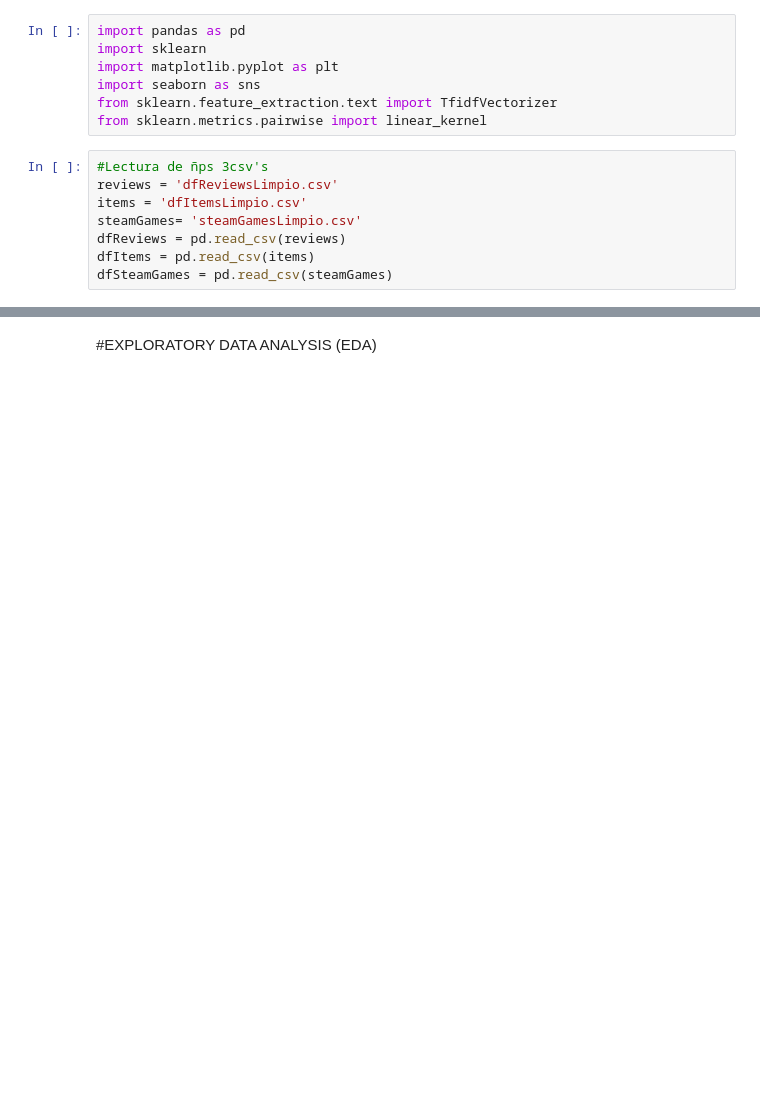
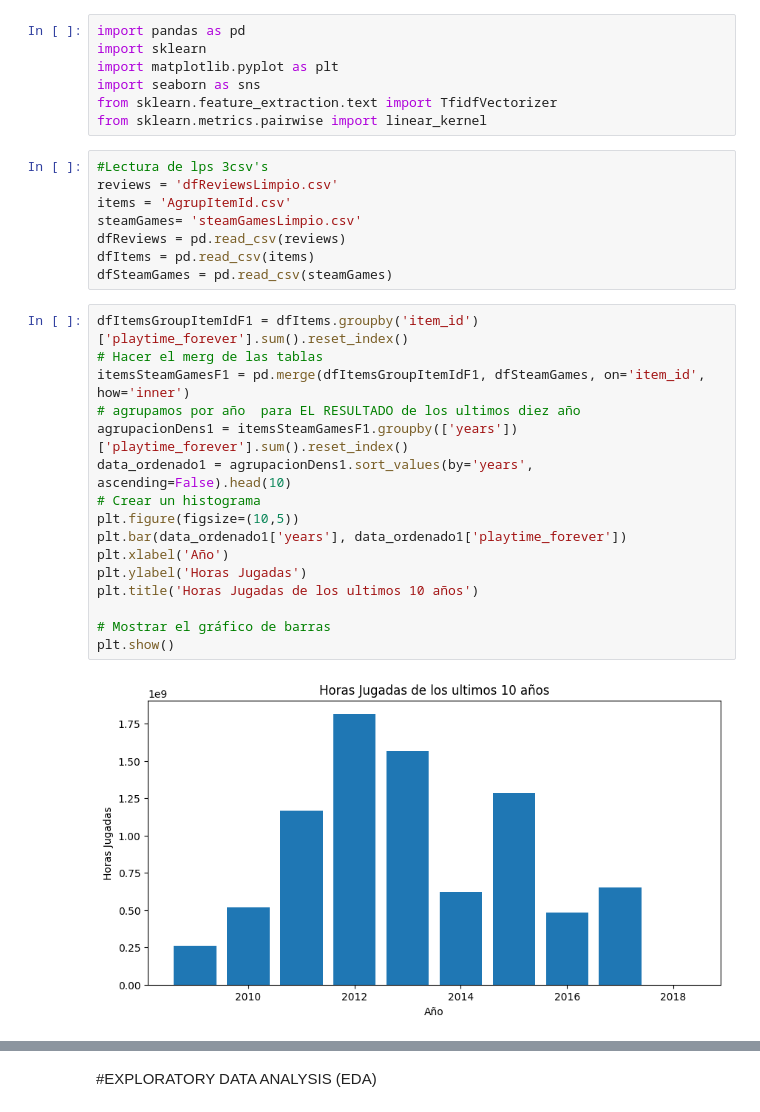
Before and after one commit to efrainpazos/PI-MLOps---STEAM, a Jupyter notebook: notebooksPI/EDAyMachLear.ipynb, the cells around one changed output, grey strips where cells are left out. Cells and saved outputs as stored; diff of their text form; blank space fills up the shorter version.

Commit message:
UltimoCOmmit

```diff
--- a/notebooksPI/EDAyMachLear.ipynb
+++ b/notebooksPI/EDAyMachLear.ipynb
@@ -6,10 +6,28 @@ import seaborn as sns
 from sklearn.feature_extraction.text import TfidfVectorizer
 from sklearn.metrics.pairwise import linear_kernel
 # %%
-#Lectura de ñps 3csv's
+#Lectura de lps 3csv's
 reviews = 'dfReviewsLimpio.csv'
-items = 'dfItemsLimpio.csv'
+items = 'AgrupItemId.csv'
 steamGames= 'steamGamesLimpio.csv'
 dfReviews = pd.read_csv(reviews)
 dfItems = pd.read_csv(items)
 dfSteamGames = pd.read_csv(steamGames)
+# %%
+dfItemsGroupItemIdF1 = dfItems.groupby('item_id')['playtime_forever'].sum().reset_index()
+# Hacer el merg de las tablas
+itemsSteamGamesF1 = pd.merge(dfItemsGroupItemIdF1, dfSteamGames, on='item_id', how='inner')
+# agrupamos por año  para EL RESULTADO de los ultimos diez año
+agrupacionDens1 = itemsSteamGamesF1.groupby(['years'])['playtime_forever'].sum().reset_index()
+data_ordenado1 = agrupacionDens1.sort_values(by='years', ascending=False).head(10)
+# Crear un histograma
+plt.figure(figsize=(10,5))
+plt.bar(data_ordenado1['years'], data_ordenado1['playtime_forever'])
+plt.xlabel('Año')
+plt.ylabel('Horas Jugadas')
+plt.title('Horas Jugadas de los ultimos 10 años')
+
+# Mostrar el gráfico de barras
+plt.show()
+# %% [output]
+[figure, added]
```
Also changed, not shown: parts of 10 cells of this notebook, 1 other file.
